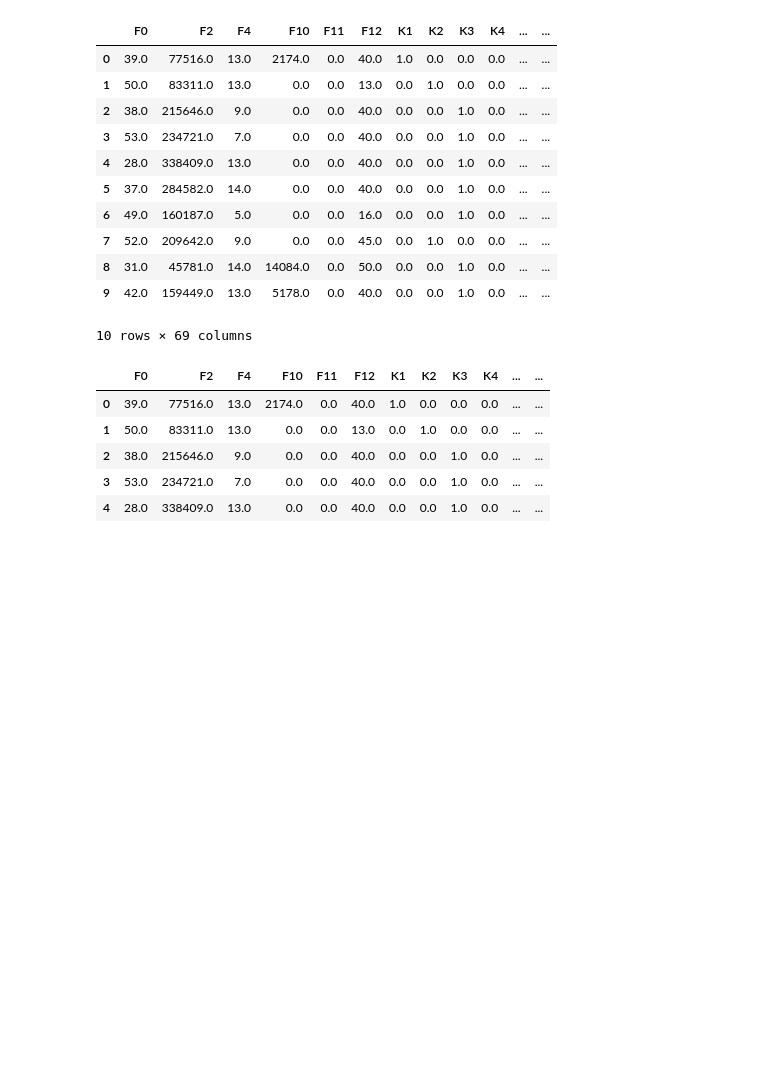
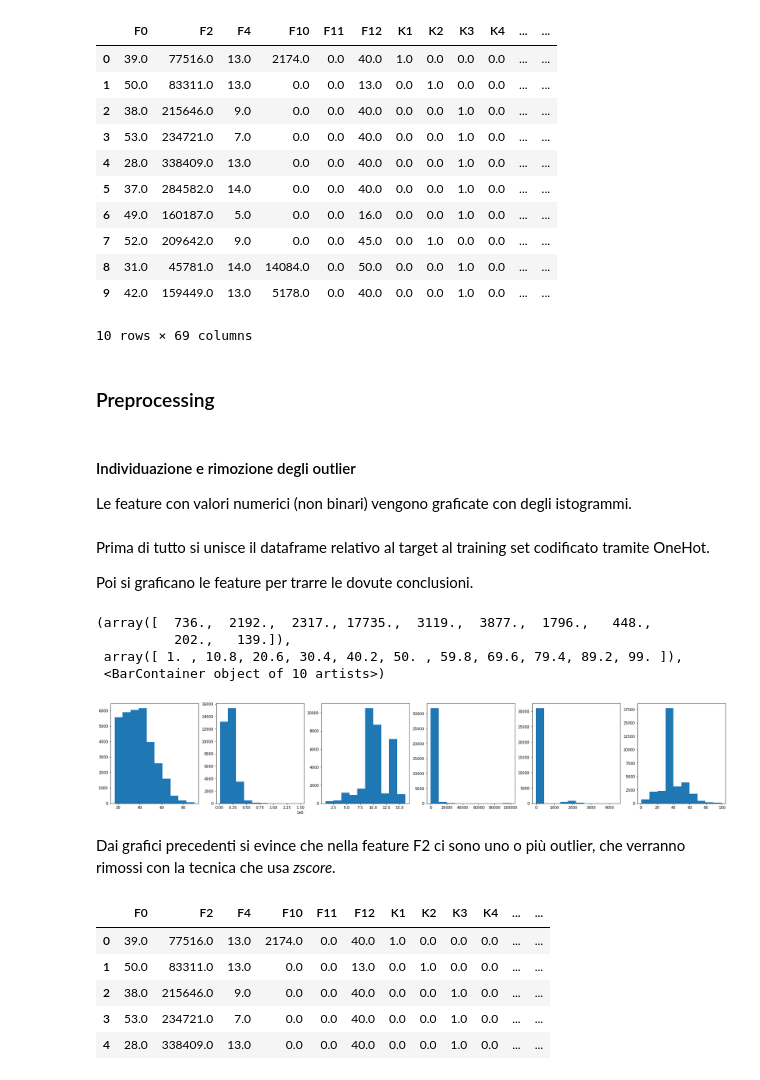
Before and after one commit to tizianotaglienti/mobdproject, a Jupyter notebook: train.ipynb, the cells around one changed output. Saved outputs shown, nothing was run; the diff lists cells and outputs as text; code cells hidden in the pictures; blank space fills up the shorter version.

Commit message:
relazione train

```diff
--- a/train.ipynb
+++ b/train.ipynb
@@ -158,12 +273,39 @@ training_set_df_oh.head(10)
 | 8 | 31.0 | 45781.0 | 14.0 | 14084.0 | 0.0 | 50.0 | 0.0 | 0.0 | 1.0 | 0.0 | ... | ... |
 | 9 | 42.0 | 159449.0 | 13.0 | 5178.0 | 0.0 | 40.0 | 0.0 | 0.0 | 1.0 | 0.0 | ... | ... |
 10 rows × 69 columns
+# %% [markdown]
+### Preprocessing
+# %% [markdown]
+#### Individuazione e rimozione degli outlier
+Le feature con valori numerici (non binari) vengono graficate con degli istogrammi.
+# %% [markdown]
+Prima di tutto si unisce il dataframe relativo al target al training set codificato tramite OneHot.
+
+Poi si graficano le feature per trarre le dovute conclusioni.
 # %%
 # DataFrame con i valori del target
 y_training_df = pd.DataFrame(y_train, columns = ["Y"])
 # %%
 # Unione con il DataFrame successivo alla codifica OneHot
 training_target_df = pd.concat([training_set_df_oh, y_training_df], axis = 1)
+# %%
+fig, axs = plt.subplots(1, 6, figsize = (30,5))
+axs[0].hist(training_target_df.F0)
+axs[1].hist(training_target_df.F2)
+axs[2].hist(training_target_df.F4)
+axs[3].hist(training_target_df.F10)
+axs[4].hist(training_target_df.F11)
+axs[5].hist(training_target_df.F12)
+
+# L'unico outlier ritenuto rilevante è quello in F2
+# %% [output]
+(array([  736.,  2192.,  2317., 17735.,  3119.,  3877.,  1796.,   448.,
+          202.,   139.]),
+ array([ 1. , 10.8, 20.6, 30.4, 40.2, 50. , 59.8, 69.6, 79.4, 89.2, 99. ]),
+ <BarContainer object of 10 artists>)
+[figure, added]
+# %% [markdown]
+Dai grafici precedenti si evince che nella feature F2 ci sono uno o più outlier, che verranno rimossi con la tecnica che usa *zscore*.
 # %%
 # Individuazione e rimozione degli outlier (in F2) nel training set
 z_scores = stats.zscore(training_target_df["F2"])
```
Also changed, not shown: parts of 30 cells of this notebook.
